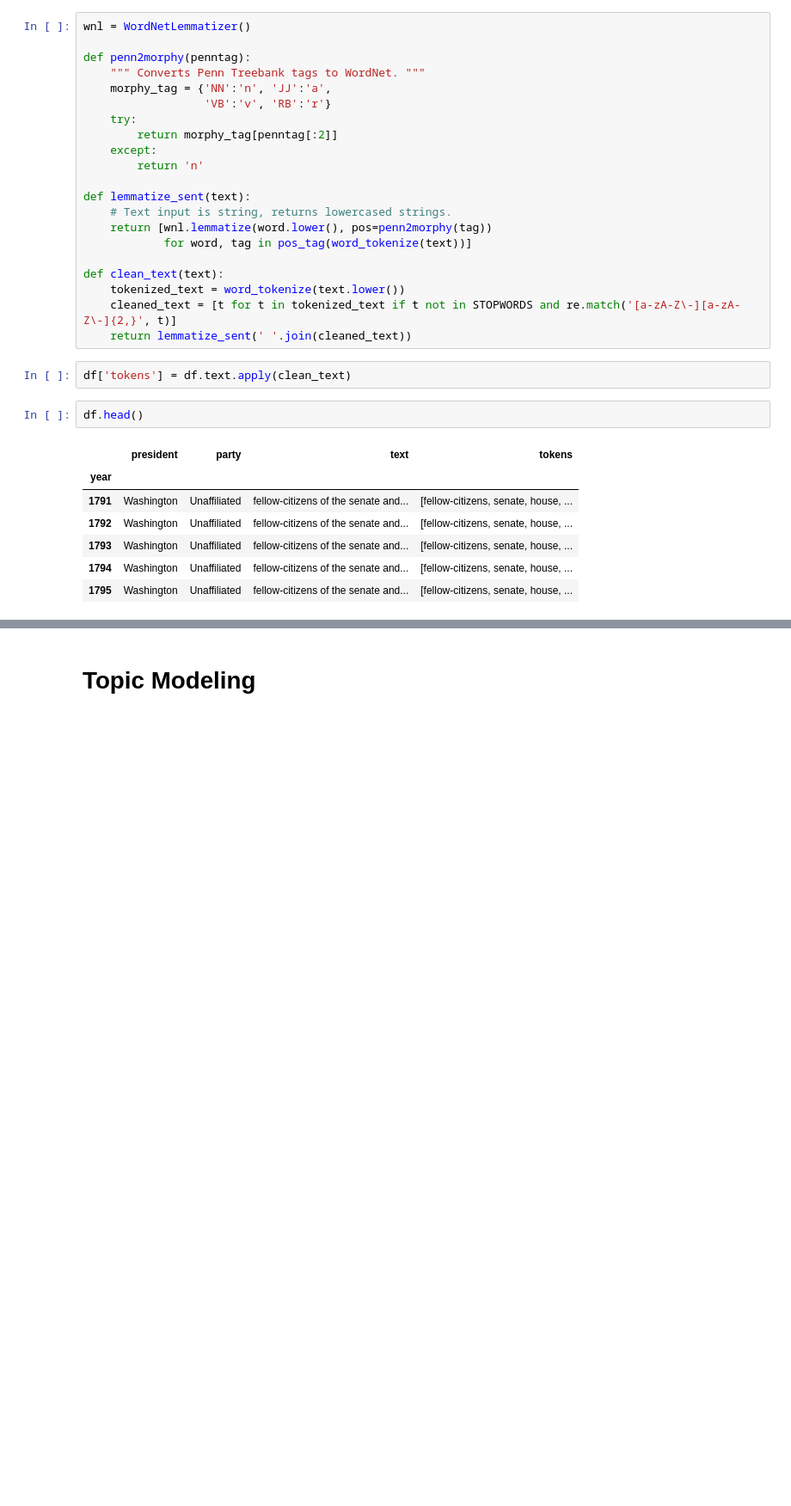
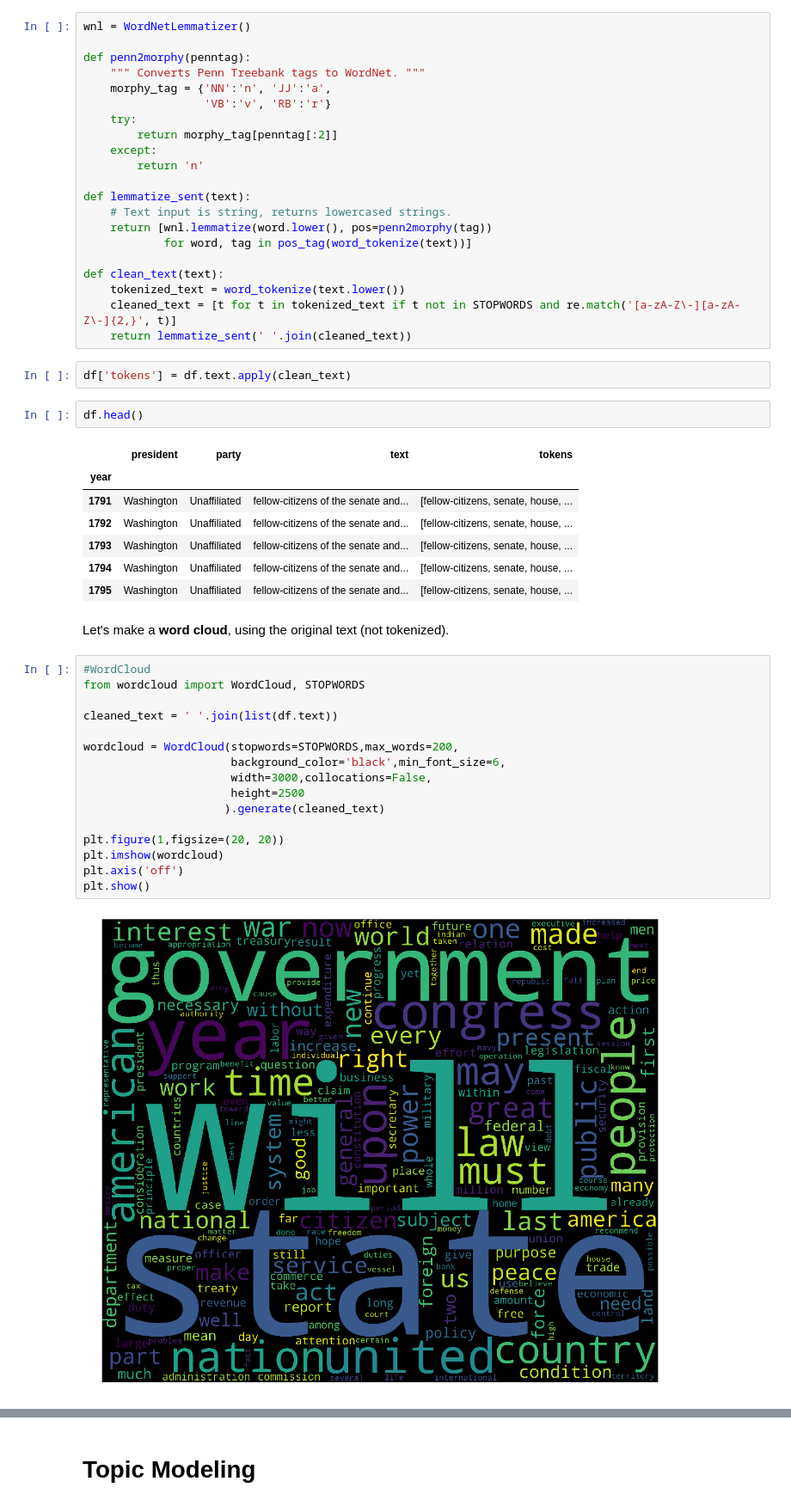
Before and after one commit to mkm29/DataScience, a Jupyter notebook: thinkful/unit/4/sotu/Topic Modeling and Classification.ipynb, the cells around one changed output, grey strips where cells are left out. Shown at 86% size. Drawn from its saved outputs; the diff is of its cells as text; blank space fills up the shorter version.

```diff
--- a/thinkful/unit/4/sotu/Topic Modeling and Classification.ipynb
+++ b/thinkful/unit/4/sotu/Topic Modeling and Classification.ipynb
@@ -188,3 +188,23 @@ df.head()
 | 1793 | Washington | Unaffiliated | fellow-citizens of the senate and... | [fellow-citizens, senate, house, ... |
 | 1794 | Washington | Unaffiliated | fellow-citizens of the senate and... | [fellow-citizens, senate, house, ... |
 | 1795 | Washington | Unaffiliated | fellow-citizens of the senate and... | [fellow-citizens, senate, house, ... |
+# %% [markdown]
+Let's make a **word cloud**, using the original text (not tokenized).
+# %%
+#WordCloud
+from wordcloud import WordCloud, STOPWORDS
+
+cleaned_text = ' '.join(list(df.text))
+
+wordcloud = WordCloud(stopwords=STOPWORDS,max_words=200,
+                      background_color='black',min_font_size=6,
+                      width=3000,collocations=False,
+                      height=2500
+                     ).generate(cleaned_text)
+
+plt.figure(1,figsize=(20, 20))
+plt.imshow(wordcloud)
+plt.axis('off')
+plt.show()
+# %% [output]
+[figure, added]
```
Also changed, not shown: parts of 26 cells of this notebook.
